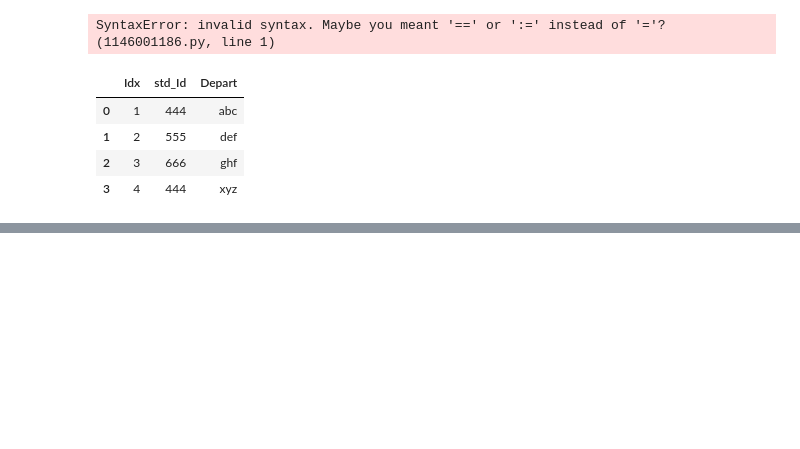
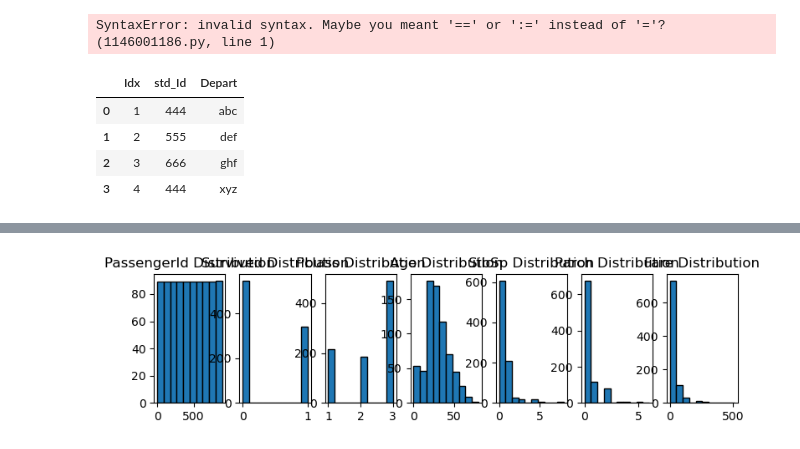
Before and after one commit to Moaz221/Amit, a Jupyter notebook: src/DA/SESSION_2/S1.ipynb, the cells around one changed output, grey strips where cells are left out. Cells and saved outputs as stored; diff of their text form; code cells hidden in the pictures; blank space fills up the shorter version.

```diff
--- a/src/DA/SESSION_2/S1.ipynb
+++ b/src/DA/SESSION_2/S1.ipynb
@@ -58,0 +89,12 @@ df
+# %%
+num_col = df.select_dtypes('number').columns
+for col in num_col:
+    Q1 = df[col].quantile(0.25)
+    Q3 = df[col].quantile(0.75)
+    IQR = Q3 - Q1
+    lower_fence = Q1 - 1.5*IQR
+    upper_fence = Q3 + 1.5 *IQR
+
+    lower_outliers = df[   df[col] <      lower_fence]    [col].values
+    upper_outliers = df[   df[col] >      upper_fence]    [col].values
+    print(lower_outliers)
@@ -58,0 +114,11 @@ df
+# %%
+plt.figure(figsize=(9, 2))
+
+for i, col in enumerate(num_col):
+    plt.subplot(1, len(num_col), i + 1)
+    plt.hist(df[col], edgecolor="black")
+    plt.title(f"{col} Distribution")
+
+plt.show()
+# %% [output]
+[figure, added]
```
Also changed, not shown: parts of 20 cells of this notebook, 19 other files.
